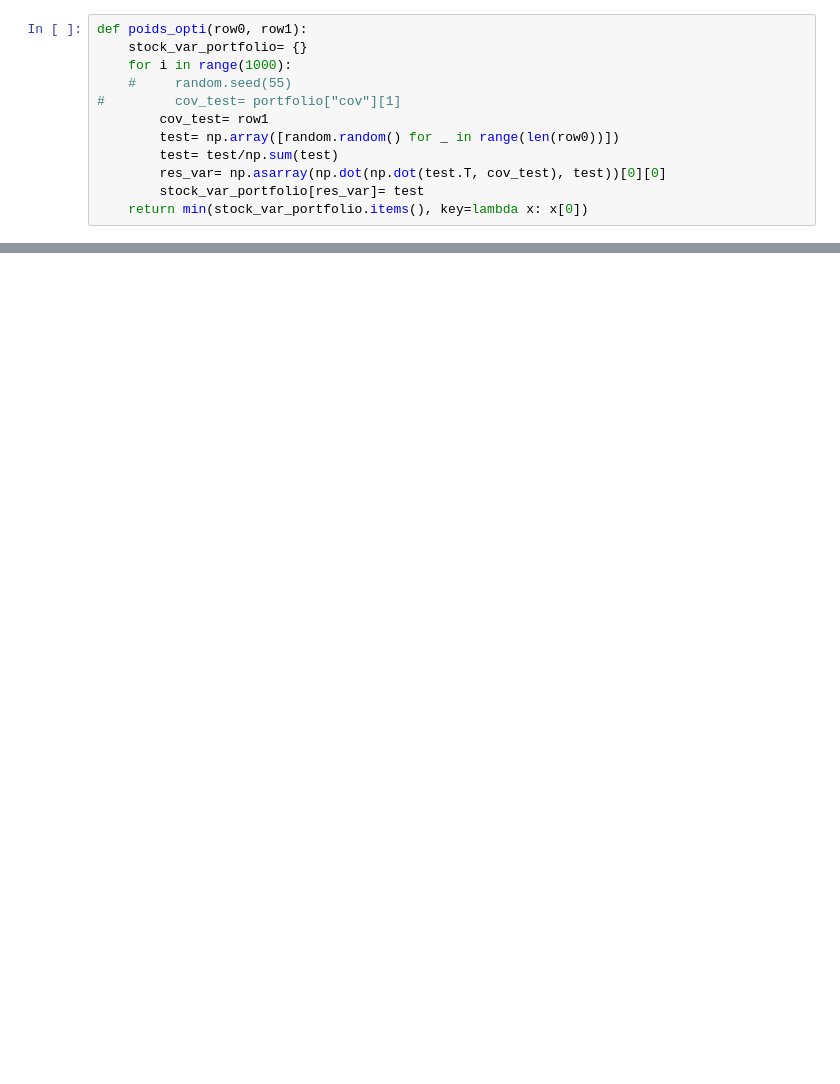
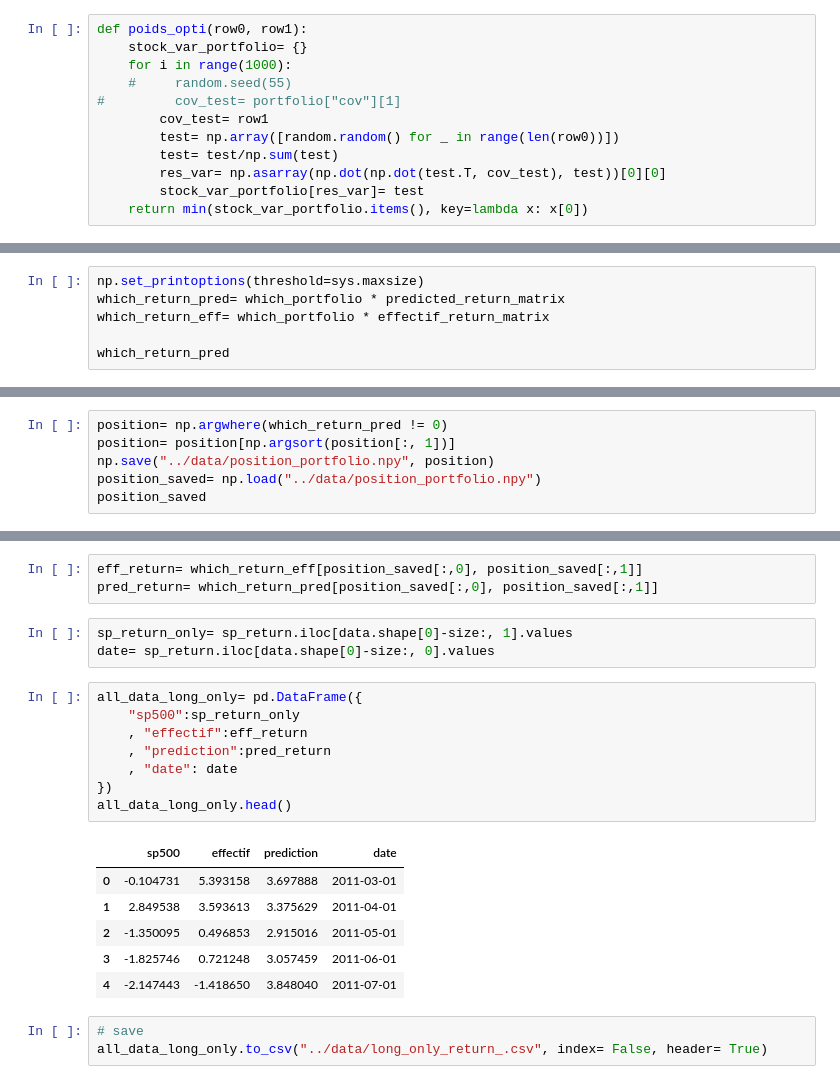
Before and after one commit to gerileka/machine_learning_portfolio, a Jupyter notebook: src/portfolio_long_creation.ipynb, the cells around one changed output, grey strips where cells are left out. Cells and saved outputs as stored; diff of their text form; blank space fills up the shorter version.

```diff
--- a/src/portfolio_long_creation.ipynb
+++ b/src/portfolio_long_creation.ipynb
@@ -124,0 +240,6 @@ portfolio.head()
+# %%
+np.set_printoptions(threshold=sys.maxsize)
+which_return_pred= which_portfolio * predicted_return_matrix
+which_return_eff= which_portfolio * effectif_return_matrix
+
+which_return_pred
@@ -124,0 +248,6 @@ portfolio.head()
+# %%
+position= np.argwhere(which_return_pred != 0)
+position= position[np.argsort(position[:, 1])]
+np.save("../data/position_portfolio.npy", position)
+position_saved= np.load("../data/position_portfolio.npy")
+position_saved
@@ -124,0 +272,24 @@ portfolio.head()
+# %%
+eff_return= which_return_eff[position_saved[:,0], position_saved[:,1]]
+pred_return= which_return_pred[position_saved[:,0], position_saved[:,1]]
+# %%
+sp_return_only= sp_return.iloc[data.shape[0]-size:, 1].values
+date= sp_return.iloc[data.shape[0]-size:, 0].values
+# %%
+all_data_long_only= pd.DataFrame({
+    "sp500":sp_return_only
+    , "effectif":eff_return
+    , "prediction":pred_return
+    , "date": date
+})
+all_data_long_only.head()
+# %% [output]
+|  | sp500 | effectif | prediction | date |
+| 0 | -0.104731 | 5.393158 | 3.697888 | 2011-03-01 |
+| 1 | 2.849538 | 3.593613 | 3.375629 | 2011-04-01 |
+| 2 | -1.350095 | 0.496853 | 2.915016 | 2011-05-01 |
+| 3 | -1.825746 | 0.721248 | 3.057459 | 2011-06-01 |
+| 4 | -2.147443 | -1.418650 | 3.848040 | 2011-07-01 |
+# %%
+# save
+all_data_long_only.to_csv("../data/long_only_return_.csv", index= False, header= True)
```
Also changed, not shown: parts of 22 cells of this notebook, 5 other files.
